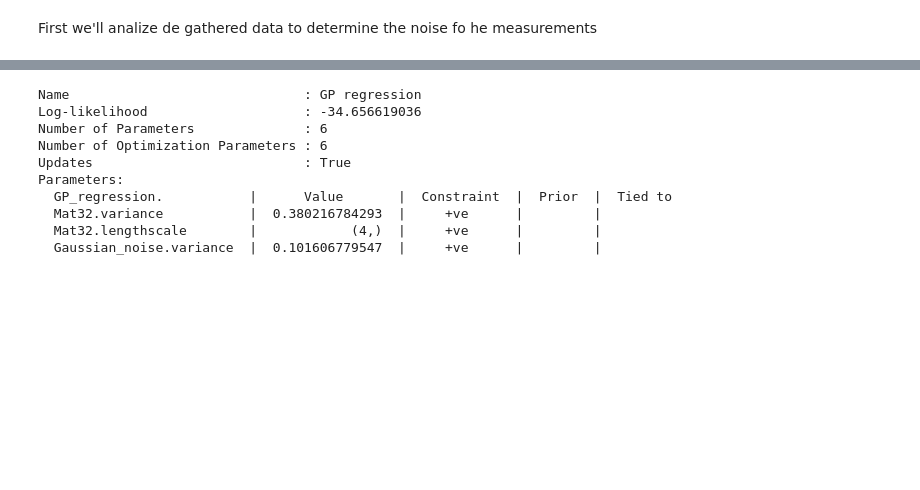
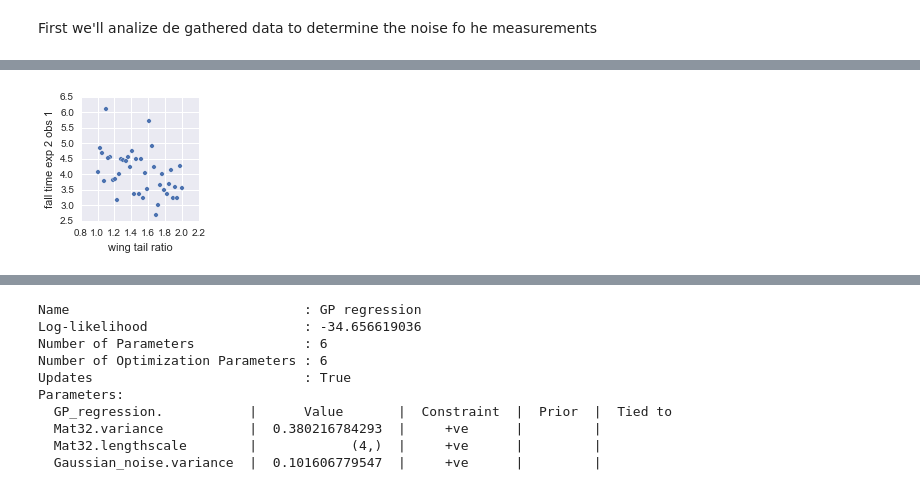
Before and after one commit to ggutierrez/SMFO, a Jupyter notebook: Lab3/GPR.ipynb, the cells around one changed output, grey strips where cells are left out. Saved outputs shown, nothing was run; the diff lists cells and outputs as text; code cells hidden in the pictures; blank space fills up the shorter version.

```diff
--- a/Lab3/GPR.ipynb
+++ b/Lab3/GPR.ipynb
@@ -110,0 +187,11 @@ tau2 = 0.01#np.var(data[:,4]-data[:,5])/2.
+# %%
+XX = X + 1.0
+data = np.hstack((XX,superexp))
+df = pd.DataFrame(data=data, columns=['wing-angle', 'wing-area','total-length', 'wing_l/tail_l-ratio', 'T1', 'T2', 'T3', 'T4'])
+
+sns.pairplot(df, x_vars=['wing_l/tail_l-ratio'], y_vars=['T3'])
+plt.xlabel('wing tail ratio')
+plt.ylabel('fall time exp 2 obs 1')
+#plt.savefig('wtr_vs_fte2o1.pgf')
+# %% [output]
+[figure, added]
```
Also changed, not shown: parts of 11 cells of this notebook, 10 other files.
